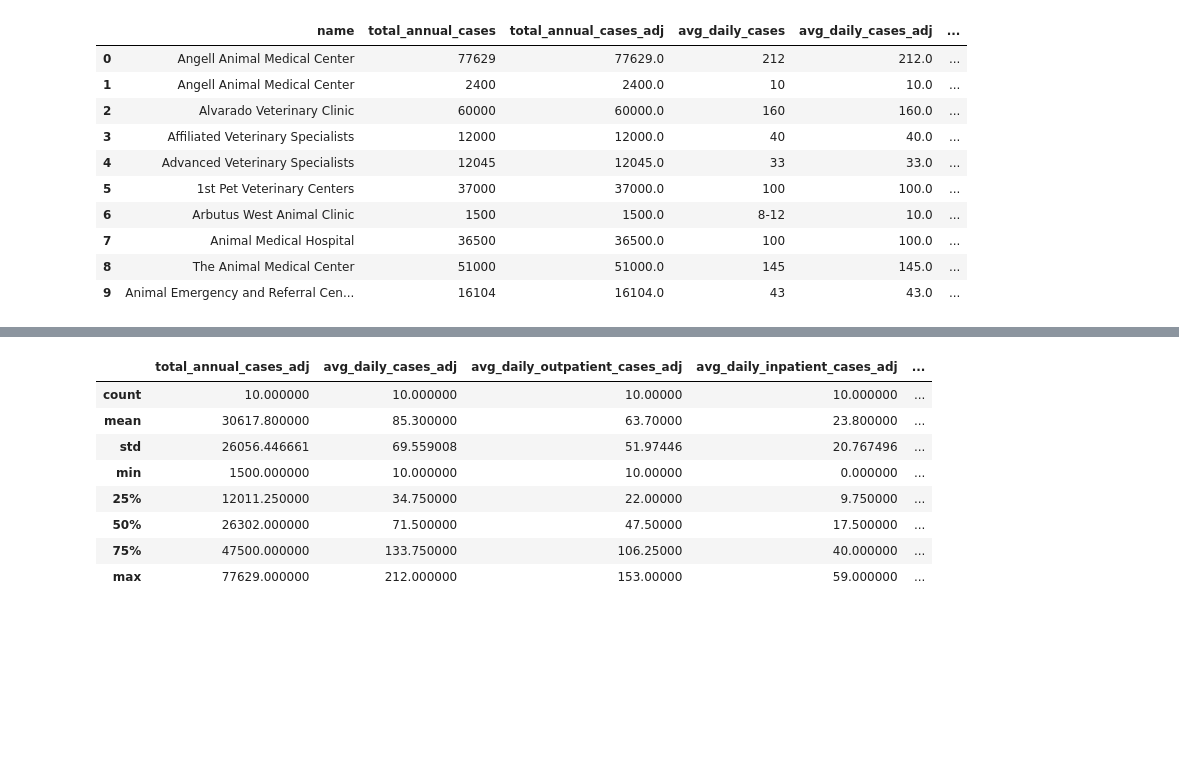
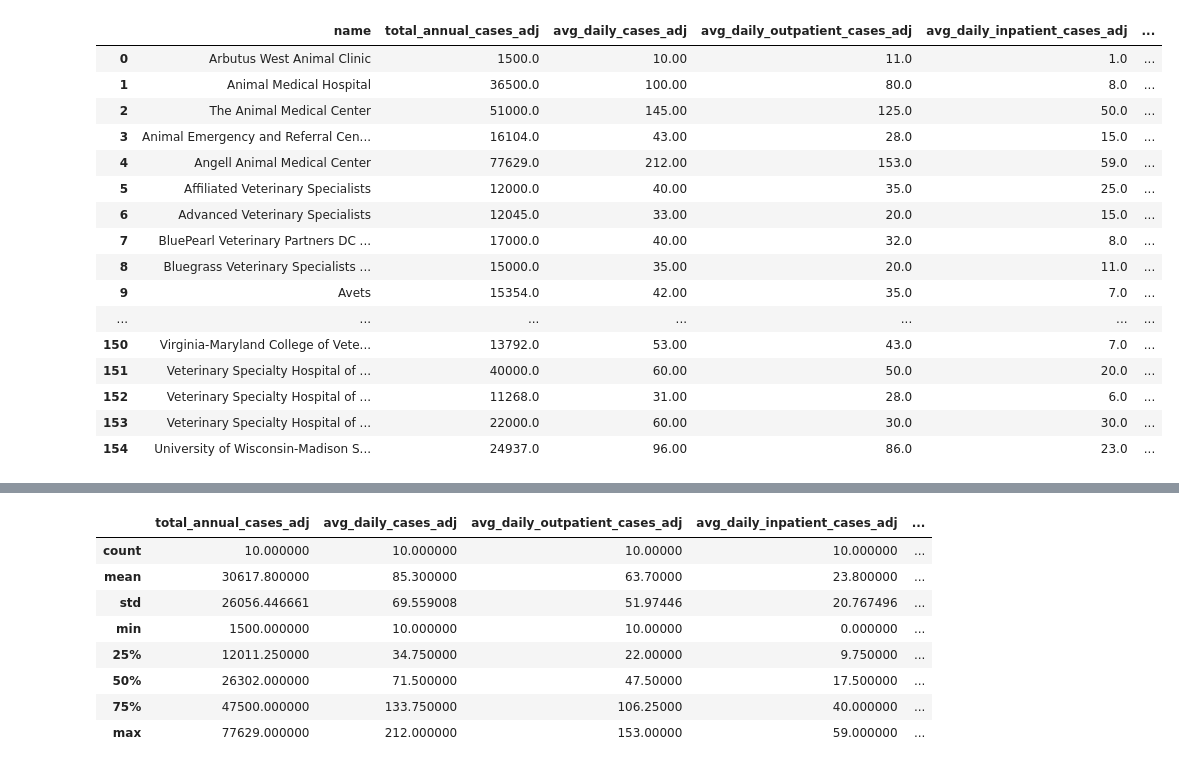
Before and after one commit to tcdvm/virmp, a Jupyter notebook: analysis/VIRMP.ipynb, the cells around one changed output, grey strips where cells are left out. Cells and saved outputs as stored; diff of their text form; code cells hidden in the pictures; blank space fills up the shorter version.

```diff
--- a/analysis/VIRMP.ipynb
+++ b/analysis/VIRMP.ipynb
@@ -11,4 +13,0 @@ df.to_csv('internships.csv')
-# %%
-# Reorder the columns
-df = df[['name', 'total_annual_cases', 'avg_daily_cases', 'avg_daily_outpatient_cases', 'avg_daily_inpatient_cases', 'avg_daily_surgeries', 'avg_daily_ER_cases']]
-df
@@ -36,3 +33,9 @@ df[df.duplicated(subset="name", keep=False)].to_csv('duplicates.csv')
+# %%
+df.loc[68, 'name'] = "MedVet Medical & Cancer Centers for Pets (Akron)"
+# %%
+df.loc[69, 'name'] = "MedVet Medical & Cancer Centers for Pets (Chicago)"
+# %%
+df.loc[34, 'total_annual_cases'] = "10000-15000"
 # %%
 # Get rid of commas in total_annual_cases and ">" (e.g. > 20,000)
 df['total_annual_cases'] = df['total_annual_cases'].str.replace(',', '')
@@ -116,14 +175,22 @@ df.insert(12, 'avg_daily_ER_cases_adj', avg_daily_ER_cases_adj)
-# %%
-df
-# %% [output]
-|  | name | total_annual_cases | total_annual_cases_adj | avg_daily_cases | avg_daily_cases_adj | ... |
-| 0 | Angell Animal Medical Center | 77629 | 77629.0 | 212 | 212.0 | ... |
-| 1 | Angell Animal Medical Center | 2400 | 2400.0 | 10 | 10.0 | ... |
-| 2 | Alvarado Veterinary Clinic | 60000 | 60000.0 | 160 | 160.0 | ... |
-| 3 | Affiliated Veterinary Specialists | 12000 | 12000.0 | 40 | 40.0 | ... |
-| 4 | Advanced Veterinary Specialists | 12045 | 12045.0 | 33 | 33.0 | ... |
-| 5 | 1st Pet Veterinary Centers | 37000 | 37000.0 | 100 | 100.0 | ... |
-| 6 | Arbutus West Animal Clinic | 1500 | 1500.0 | 8-12 | 10.0 | ... |
-| 7 | Animal Medical Hospital | 36500 | 36500.0 | 100 | 100.0 | ... |
-| 8 | The Animal Medical Center | 51000 | 51000.0 | 145 | 145.0 | ... |
-| 9 | Animal Emergency and Referral Cen... | 16104 | 16104.0 | 43 | 43.0 | ... |
+# %%
+# Reorder the columns
+caseload_df = df[['name', 'total_annual_cases_adj', 'avg_daily_cases_adj', 'avg_daily_outpatient_cases_adj', 'avg_daily_inpatient_cases_adj','avg_daily_surgeries_adj', 'avg_daily_ER_cases_adj']]
+caseload_df
+# %% [output]
+|  | name | total_annual_cases_adj | avg_daily_cases_adj | avg_daily_outpatient_cases_adj | avg_daily_inpatient_cases_adj | ... |
+| 0 | Arbutus West Animal Clinic | 1500.0 | 10.00 | 11.0 | 1.0 | ... |
+| 1 | Animal Medical Hospital | 36500.0 | 100.00 | 80.0 | 8.0 | ... |
+| 2 | The Animal Medical Center | 51000.0 | 145.00 | 125.0 | 50.0 | ... |
+| 3 | Animal Emergency and Referral Cen... | 16104.0 | 43.00 | 28.0 | 15.0 | ... |
+| 4 | Angell Animal Medical Center | 77629.0 | 212.00 | 153.0 | 59.0 | ... |
+| 5 | Affiliated Veterinary Specialists | 12000.0 | 40.00 | 35.0 | 25.0 | ... |
+| 6 | Advanced Veterinary Specialists | 12045.0 | 33.00 | 20.0 | 15.0 | ... |
+| 7 | BluePearl Veterinary Partners DC ... | 17000.0 | 40.00 | 32.0 | 8.0 | ... |
+| 8 | Bluegrass Veterinary Specialists ... | 15000.0 | 35.00 | 20.0 | 11.0 | ... |
+| 9 | Avets | 15354.0 | 42.00 | 35.0 | 7.0 | ... |
+| ... | ... | ... | ... | ... | ... | ... |
+| 150 | Virginia-Maryland College of Vete... | 13792.0 | 53.00 | 43.0 | 7.0 | ... |
+| 151 | Veterinary Specialty Hospital of ... | 40000.0 | 60.00 | 50.0 | 20.0 | ... |
+| 152 | Veterinary Specialty Hospital of ... | 11268.0 | 31.00 | 28.0 | 6.0 | ... |
+| 153 | Veterinary Specialty Hospital of ... | 22000.0 | 60.00 | 30.0 | 30.0 | ... |
+| 154 | University of Wisconsin-Madison S... | 24937.0 | 96.00 | 86.0 | 23.0 | ... |
```
Also changed, not shown: parts of 16 cells of this notebook.
